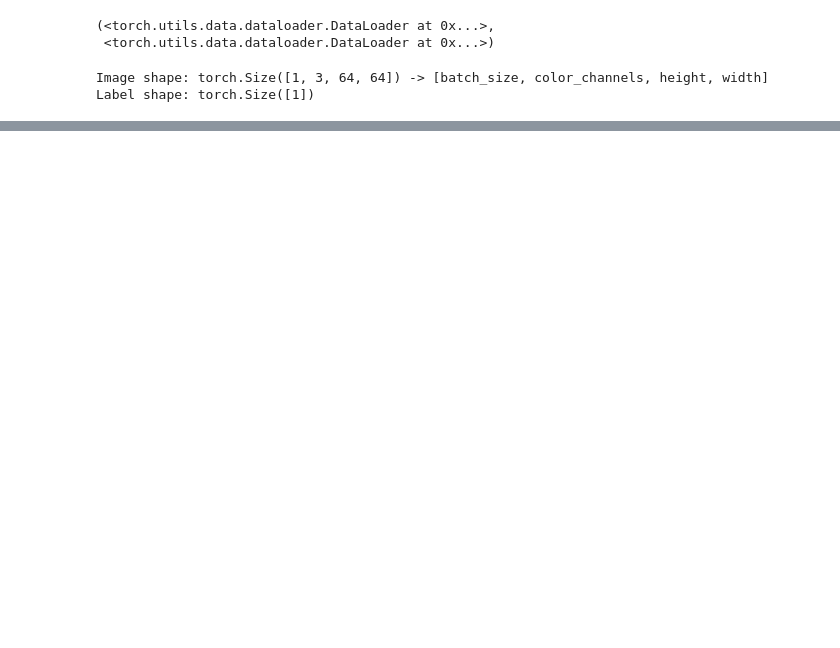
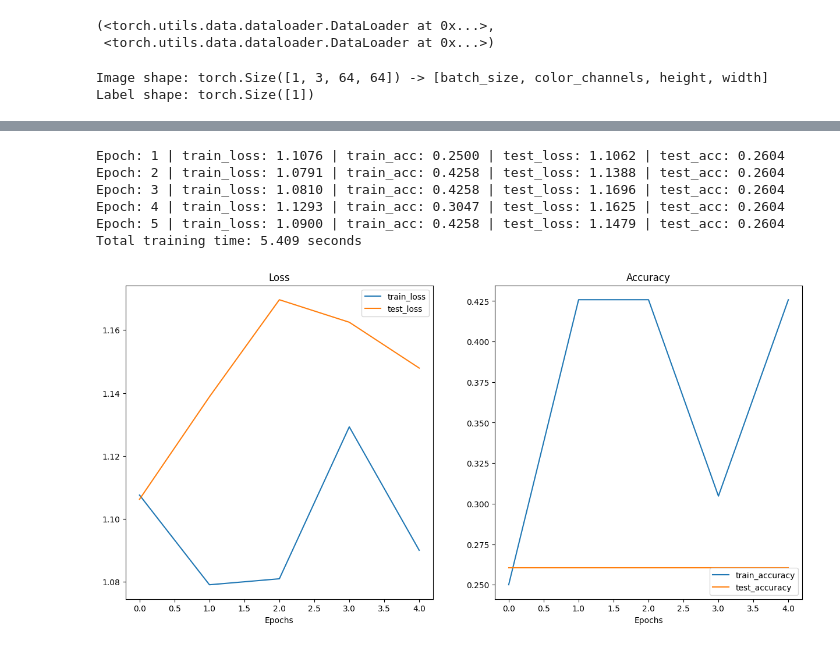
Before and after one commit to dthunn/ml_basics, a Jupyter notebook: torch/custom_datasets.ipynb, the cells around one changed output, grey strips where cells are left out. Saved outputs shown, nothing was run; the diff lists cells and outputs as text; code cells hidden in the pictures; blank space fills up the shorter version.

```diff
--- a/torch/custom_datasets.ipynb
+++ b/torch/custom_datasets.ipynb
@@ -478,0 +899,6 @@ Label shape: torch.Size([1])
+# %%
+# Turn image folders into Datasets
+train_data_augmented = datasets.ImageFolder(train_dir, transform=train_transform_trivial_augment)
+test_data_simple = datasets.ImageFolder(test_dir, transform=test_transform)
+
+train_data_augmented, test_data_simple
@@ -478,0 +944,8 @@ Label shape: torch.Size([1])
+# %%
+# Create model_1 and send it to the target device
+torch.manual_seed(42)
+model_1 = TinyVGG(
+    input_shape=3,
+    hidden_units=10,
+    output_shape=len(train_data_augmented.classes)).to(device)
+model_1
@@ -478,0 +973,38 @@ Label shape: torch.Size([1])
+# %%
+# Set random seeds
+torch.manual_seed(42)
+torch.cuda.manual_seed(42)
+
+# Set number of epochs
+NUM_EPOCHS = 5
+
+# Setup loss function and optimizer
+loss_fn = nn.CrossEntropyLoss()
+optimizer = torch.optim.Adam(params=model_1.parameters(), lr=0.001)
+
+# Start the timer
+from timeit import default_timer as timer
+start_time = timer()
+
+# Train model_1
+model_1_results = train(model=model_1,
+                        train_dataloader=train_dataloader_augmented,
+                        test_dataloader=test_dataloader_simple,
+                        optimizer=optimizer,
+                        loss_fn=loss_fn,
+                        epochs=NUM_EPOCHS)
+
+# End the timer and print out how long it took
+end_time = timer()
+print(f"Total training time: {end_time-start_time:.3f} seconds")
+# %% [output]
+Epoch: 1 | train_loss: 1.1076 | train_acc: 0.2500 | test_loss: 1.1062 | test_acc: 0.2604
+Epoch: 2 | train_loss: 1.0791 | train_acc: 0.4258 | test_loss: 1.1388 | test_acc: 0.2604
+Epoch: 3 | train_loss: 1.0810 | train_acc: 0.4258 | test_loss: 1.1696 | test_acc: 0.2604
+Epoch: 4 | train_loss: 1.1293 | train_acc: 0.3047 | test_loss: 1.1625 | test_acc: 0.2604
+Epoch: 5 | train_loss: 1.0900 | train_acc: 0.4258 | test_loss: 1.1479 | test_acc: 0.2604
+Total training time: 5.409 seconds
+# %%
+plot_loss_curves(model_1_results)
+# %% [output]
+[figure, added]
```
Also changed, not shown: parts of 32 cells of this notebook.
